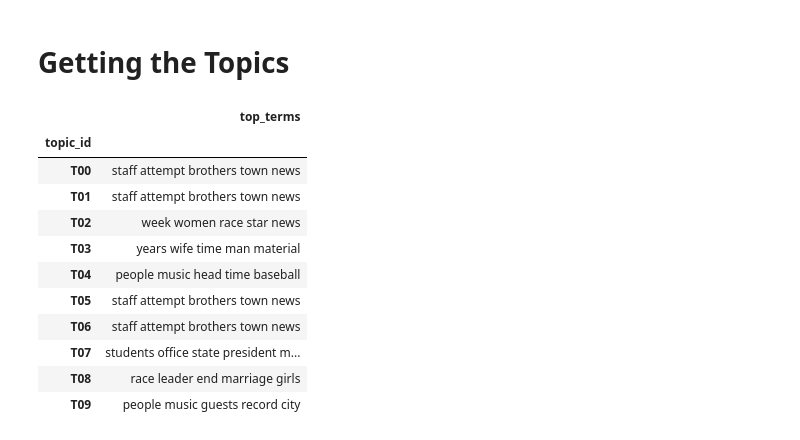
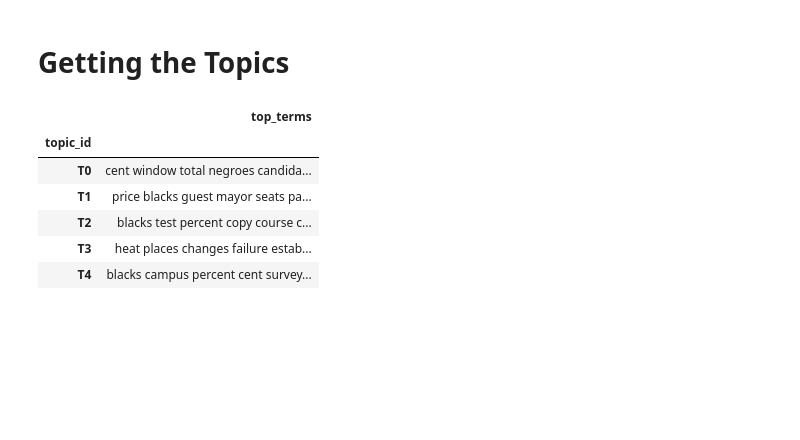
Before and after one commit to aniyahlater/ds5001_final_project, a Jupyter notebook: PCA.ipynb, the cells around one changed output. Saved outputs shown, nothing was run; the diff lists cells and outputs as text; code cells hidden in the pictures; blank space fills up the shorter version.

```diff
--- a/PCA.ipynb
+++ b/PCA.ipynb
@@ -226,7 +176,11 @@ DOCS
 # %%
 my_stop_words = list(text.ENGLISH_STOP_WORDS.union(['yes']))
 # %%
-count_engine = CountVectorizer(min_df=.9,stop_words=my_stop_words) # had to change the settings, this is saying a term must appear in at least 90% of documents (9/10 of the magazines)
+count_engine = CountVectorizer(
+    stop_words='english',
+    max_df=0.5,
+    min_df=4,
+)
 count_model = count_engine.fit_transform(DOCS.doc_str)
 TERMS = count_engine.get_feature_names_out()
 VOCAB = pd.DataFrame(index=TERMS)
@@ -250,11 +204,11 @@ DTM
 # %% [markdown]
 # Generating the Model
 # %%
-n_topics = 10
-max_iter = 100
-n_top_terms = 5
+n_topics = 5
+max_iter = 1000
+n_top_terms = 10
 TNAMES = [f"T{str(x).zfill(len(str(n_topics)))}" for x in range(n_topics)]
-topic_engine = LDA(n_components=n_topics, max_iter=max_iter)
+topic_engine = LDA(n_components=n_topics, max_iter=max_iter, random_state=42)
 topic_model = topic_engine.fit_transform(count_model)
 # %% [markdown]
 ## Calculating THETA
@@ -298,20 +242,16 @@ PHI.T.sample(10).T.style.background_gradient(axis=None)
 # %% [markdown]
 # Getting the Topics
 # %%
+pd.set_option('display.max_colwidth', 200)
 TOPICS = PHI.stack().groupby('topic_id')\
     .apply(lambda x: ' '.join(x.sort_values(ascending=False).head(n_top_terms).reset_index().term_str))\
     .to_frame('top_terms')
 TOPICS
 # %% [output]
 |  | top_terms |
 | topic_id |  |
-| T00 | staff attempt brothers town news |
-| T01 | staff attempt brothers town news |
-| T02 | week women race star news |
-| T03 | years wife time man material |
-| T04 | people music head time baseball |
-| T05 | staff attempt brothers town news |
-| T06 | staff attempt brothers town news |
-| T07 | students office state president m... |
-| T08 | race leader end marriage girls |
-| T09 | people music guests record city |
+| T0 | cent window total negroes candida... |
+| T1 | price blacks guest mayor seats pa... |
+| T2 | blacks test percent copy course c... |
+| T3 | heat places changes failure estab... |
+| T4 | blacks campus percent cent survey... |
```
Also changed, not shown: parts of 11 cells of this notebook, 3 other files.
